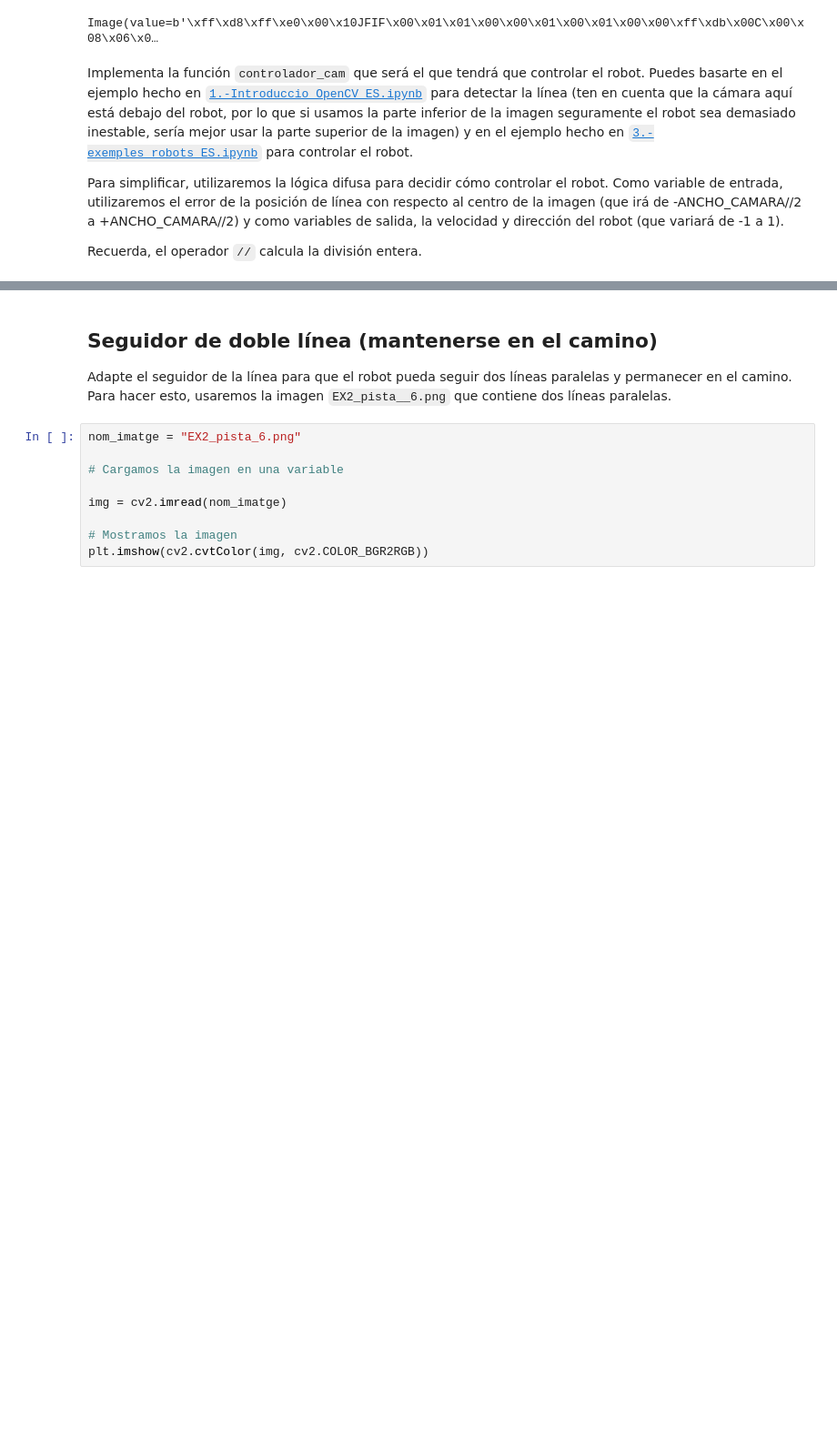
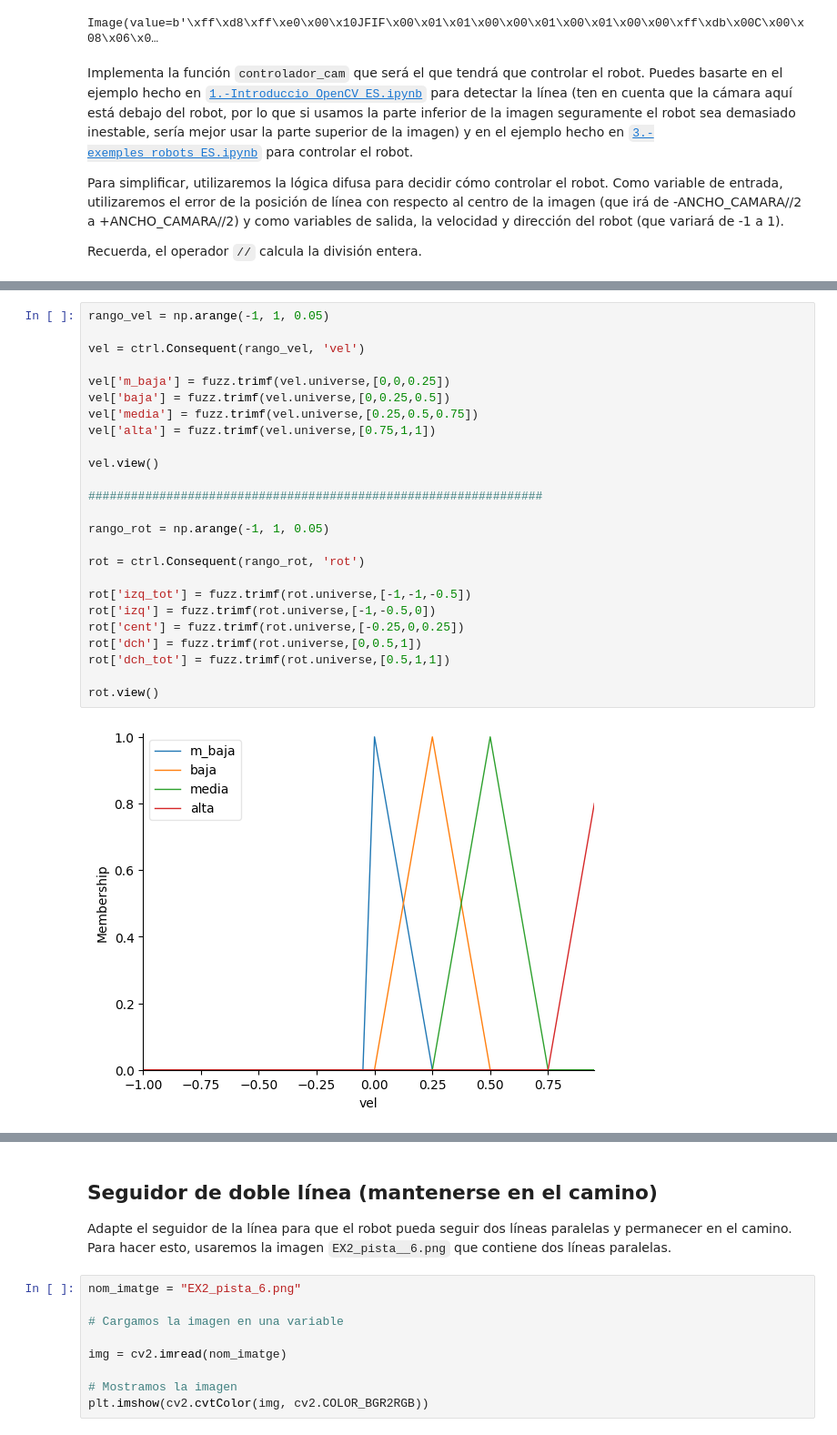
Before and after one commit to yuu067/MIA-IABD-2425, a Jupyter notebook: UD04/notebooks/EX3.-navegant_camera_fuzzy_ES.ipynb, the cells around one changed output, grey strips where cells are left out. Shown at 91% size. Saved outputs shown, nothing was run; the diff lists cells and outputs as text; blank space fills up the shorter version.

```diff
--- a/UD04/notebooks/EX3.-navegant_camera_fuzzy_ES.ipynb
+++ b/UD04/notebooks/EX3.-navegant_camera_fuzzy_ES.ipynb
@@ -167,0 +99,27 @@ Simulation stopped at: 00:01:00.00; speed 10.7 x real time
+# %%
+rango_vel = np.arange(-1, 1, 0.05)
+
+vel = ctrl.Consequent(rango_vel, 'vel')
+
+vel['m_baja'] = fuzz.trimf(vel.universe,[0,0,0.25])
+vel['baja'] = fuzz.trimf(vel.universe,[0,0.25,0.5])
+vel['media'] = fuzz.trimf(vel.universe,[0.25,0.5,0.75])
+vel['alta'] = fuzz.trimf(vel.universe,[0.75,1,1])
+
+vel.view()
+
+################################################################
+
+rango_rot = np.arange(-1, 1, 0.05)
+
+rot = ctrl.Consequent(rango_rot, 'rot')
+
+rot['izq_tot'] = fuzz.trimf(rot.universe,[-1,-1,-0.5])
+rot['izq'] = fuzz.trimf(rot.universe,[-1,-0.5,0])
+rot['cent'] = fuzz.trimf(rot.universe,[-0.25,0,0.25])
+rot['dch'] = fuzz.trimf(rot.universe,[0,0.5,1])
+rot['dch_tot'] = fuzz.trimf(rot.universe,[0.5,1,1])
+
+rot.view()
+# %% [output]
+[figure, added]
```
Also changed, not shown: parts of 8 cells of this notebook.
